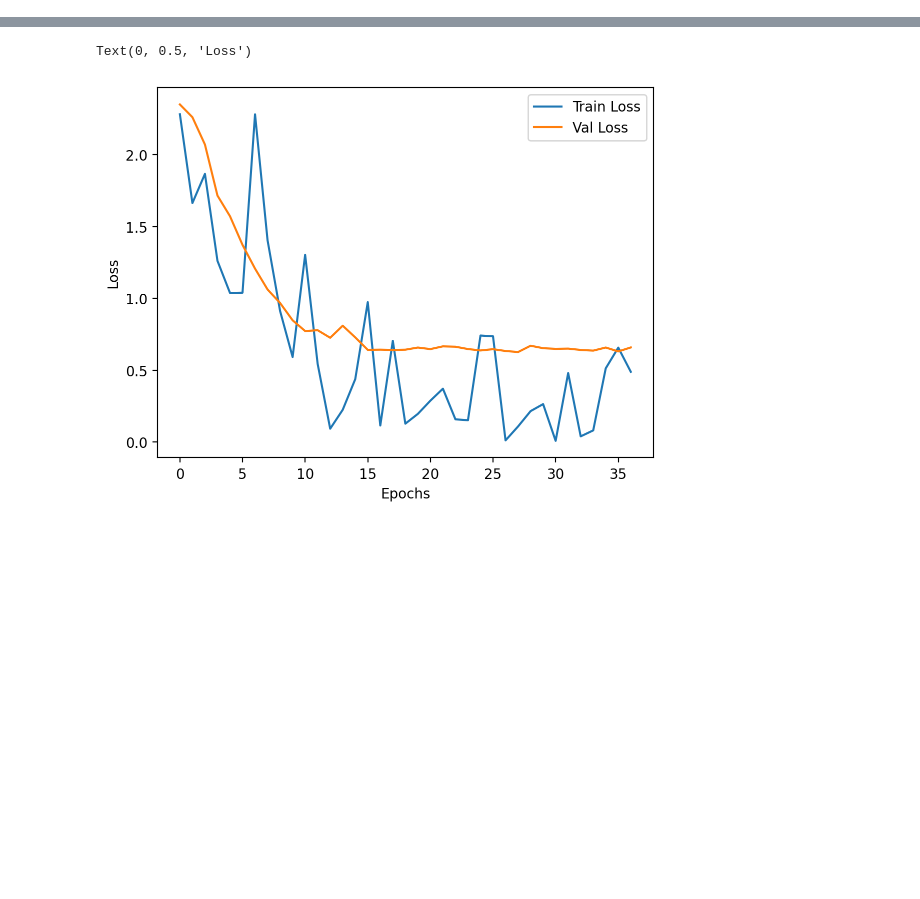
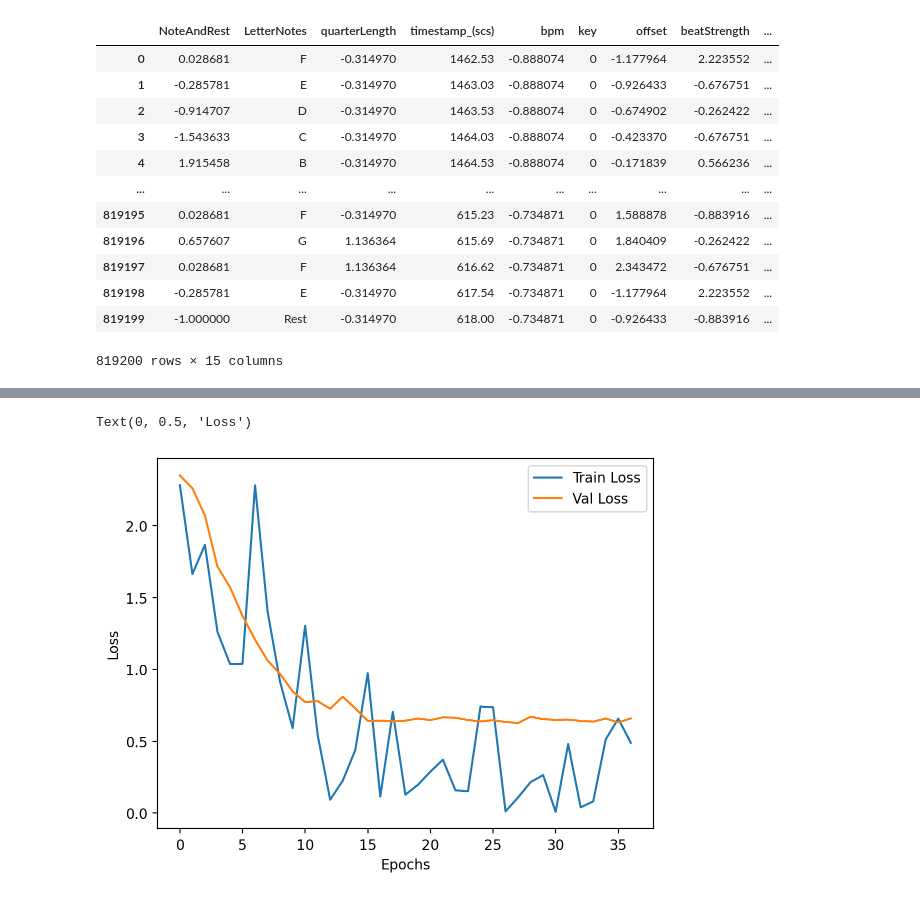
Before and after one commit to aleski017/tab-nawba-symbolic_recognition, a Jupyter notebook: index_learning.ipynb, the cells around one changed output, grey strips where cells are left out. Cells and saved outputs as stored; diff of their text form; code cells hidden in the pictures; blank space fills up the shorter version.

```diff
--- a/index_learning.ipynb
+++ b/index_learning.ipynb
@@ -26,5 +27,6 @@ from sklearn.utils.class_weight import compute_class_weight
 # %%
-label = 'mizan'
+label = 'tab'
+random_state = 42
 le = LabelEncoder()
 df_labeled_notes_t1 = pd.read_json('note_corpus3.json', orient ='split', compression = 'infer')
 #df_labeled_notes_t1 = get_timestamps_from_all_corpus()
@@ -32,7 +34,7 @@ df_labeled_notes_t1['tie'] = df_labeled_notes_t1['tie'].fillna(-1)
 
 df_labeled_notes_t1 = df_labeled_notes_t1.dropna()
 df_labeled_notes_t1['NoteAndRest'] = df_labeled_notes_t1['NoteAndRest'].apply(lambda x: re.sub(r'\d+', '', x))
-df_labeled_notes_t1['quarterLength'] = [0.33 if i == '1/3' else i for i in df_labeled_notes_t1['quarterLength']]
+df_labeled_notes_t1['quarterLength'] = [1/3 if i == '1/3' else i for i in df_labeled_notes_t1['quarterLength']]
 df_labeled_notes_t1['offset'] = [8/3 if i == '8/3' else i for i in df_labeled_notes_t1['offset']]
 df_labeled_notes_t1['offset'] = [7/3 if i == '7/3' else i for i in df_labeled_notes_t1['offset']]
 df_labeled_notes_t1['LetterNotes'] = df_labeled_notes_t1['NoteAndRest']
@@ -46,45 +48,9 @@ df_labeled_notes_t1.loc[mask.index, 'NoteAndRest'] = (
 keys_to_encode = df_labeled_notes_t1['key'].apply(lambda x: str(x)).tolist()
 df_labeled_notes_t1['key'] =  le.fit_transform(keys_to_encode)
 
-# Function to convert note and octave to MIDI number
-def note_to_midi(note):
-    note_name = note[0:]
-    octave = 4
-    if 'Rest' in note_name: return -1
-    return NOTE_TO_MIDI[note_name] + 12 * (octave + 1)
-def return_windowed_df(df, columns, label, skip1 = False):
-    grouped = df.groupby("section_id", group_keys=True)[columns]
-    stride = 512
-    all = pd.DataFrame(columns=columns)
-    if columns[:-1] == 'mizan':
 
-        skip1 = True
-    for section_id, group in grouped:
 
-        l = 0
-        r = 512
-
-        temp = pd.DataFrame(columns=columns)
-
-        if skip1 and [x[10] for x in group.values[l:r]][0] == 1:
-            for i, c in enumerate(columns):
-                temp[c] = [x[i] for x in group.values[:]]
-            temp['section_id'] = [section_id + str(l)] * len(temp)
-            all = pd.concat([temp, all])
-            continue
-
-        while(len(group.values[l:r]) >= 512):
-            for i, c in enumerate(columns):
-                temp[c] = [x[i] for x in group.values[l:r]]
-
-            temp['section_id'] = [section_id + str(l)] * stride
-            all = pd.concat([temp, all])
-            l += stride
-            r += stride
-
-    return all
-
-df_windowed = return_windowed_df(df_labeled_notes_t1, ['NoteAndRest', 'LetterNotes', 'quarterLength', 'timestamp_(scs)', 'length_section', 'bpm', 'key', 'offset', 'beatStrength', 'tie','nawba', 'mizan', 'tab'], label)
+df_windowed = return_windowed_df(df_labeled_notes_t1, ['NoteAndRest', 'LetterNotes', 'quarterLength', 'timestamp_(scs)', 'length_section', 'bpm', 'key', 'offset', 'beatStrength', 'tie','nawba', 'mizan', 'tab'], label, apply_stride=True, length_sequence=512)
 # Create new dataset with translated notes to pitch
 df_midi = df_windowed.copy()
 
@@ -95,27 +61,16 @@ ql_distr_sections = df_windowed.groupby('section_id').apply(lambda x: list(get_f
 df = label_length(df)
 
 # NORMALIZATION
-df['bpm'] = (df['bpm'] - df['bpm'].mean()) / df['bpm'].std()
-df['length_section'] = (df['length_section'] - df['length_section'].mean()) / df['length_section'].std()
-df['beatStrength'] = (df['beatStrength'] - df['beatStrength'].mean()) / df['beatStrength'].std()
-df['offset'] = (df['offset'] - df['offset'].mean()) / df['offset'].std()
-df['quarterLength'] = (df['quarterLength'] - df['quarterLength'].mean()) / df['quarterLength'].std()
+to_norm = ['bpm', 'length_section', 'beatStrength', 'offset', 'quarterLength']
+for column_to_normalize in to_norm:
+    df[column_to_normalize] = (df[column_to_normalize] - df[column_to_normalize].mean()) / df[column_to_normalize].std()
+
+
 df['tie'] = df['tie'].apply(lambda x: 1 if type(x) ==str else 0)
 df['is_rest'] = [1 if x == -1 else 0 for x in df['NoteAndRest'].tolist()]
 keys_to_encode = df['key'].apply(lambda x: str(x)).tolist()
 df['key'] =  le.fit_transform(keys_to_encode)
-
-
-# Extract global features for each sequence
-grouped = df.groupby("section_id", group_keys=True)[['NoteAndRest', 'quarterLength', 'timestamp_(scs)', 'length_section', 'bpm', 'key', 'offset', 'beatStrength']]
-group_arrays = {section_id: group.values for section_id, group in grouped}
-avg_sequence_length = 0
-sequences_features = []
-for key, values in group_arrays.items():
-    sequences_features.append(extract_feature(values, pitch_distr_sections[key], ql_distr_sections[key]))
-    avg_sequence_length += len(values)
-
-sequences_features = [list(x.values()) for x in sequences_features]
+df
 # %% [output]
  -0.91470698]' has dtype incompatible with int64, please explicitly cast to a compatible dtype first.
   df_labeled_notes_t1.loc[mask.index, 'NoteAndRest'] = (
@@ -121,0 +81,13 @@ sequences_features = [list(x.values()) for x in sequences_features]
+|  | NoteAndRest | LetterNotes | quarterLength | timestamp_(scs) | bpm | key | offset | beatStrength | ... |
+| 0 | 0.028681 | F | -0.314970 | 1462.53 | -0.888074 | 0 | -1.177964 | 2.223552 | ... |
+| 1 | -0.285781 | E | -0.314970 | 1463.03 | -0.888074 | 0 | -0.926433 | -0.676751 | ... |
+| 2 | -0.914707 | D | -0.314970 | 1463.53 | -0.888074 | 0 | -0.674902 | -0.262422 | ... |
+| 3 | -1.543633 | C | -0.314970 | 1464.03 | -0.888074 | 0 | -0.423370 | -0.676751 | ... |
+| 4 | 1.915458 | B | -0.314970 | 1464.53 | -0.888074 | 0 | -0.171839 | 0.566236 | ... |
+| ... | ... | ... | ... | ... | ... | ... | ... | ... | ... |
+| 819195 | 0.028681 | F | -0.314970 | 615.23 | -0.734871 | 0 | 1.588878 | -0.883916 | ... |
+| 819196 | 0.657607 | G | 1.136364 | 615.69 | -0.734871 | 0 | 1.840409 | -0.262422 | ... |
+| 819197 | 0.028681 | F | 1.136364 | 616.62 | -0.734871 | 0 | 2.343472 | -0.676751 | ... |
+| 819198 | -0.285781 | E | -0.314970 | 617.54 | -0.734871 | 0 | -1.177964 | 2.223552 | ... |
+| 819199 | -1.000000 | Rest | -0.314970 | 618.00 | -0.734871 | 0 | -0.926433 | -0.883916 | ... |
+819200 rows × 15 columns
```
Also changed, not shown: parts of 13 cells of this notebook, 3 other files.
